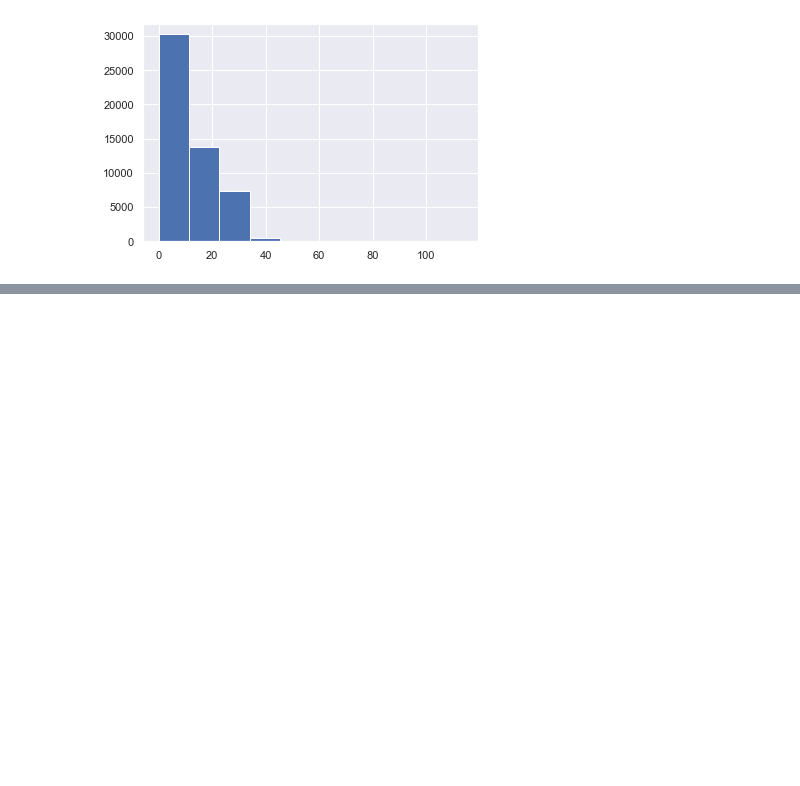
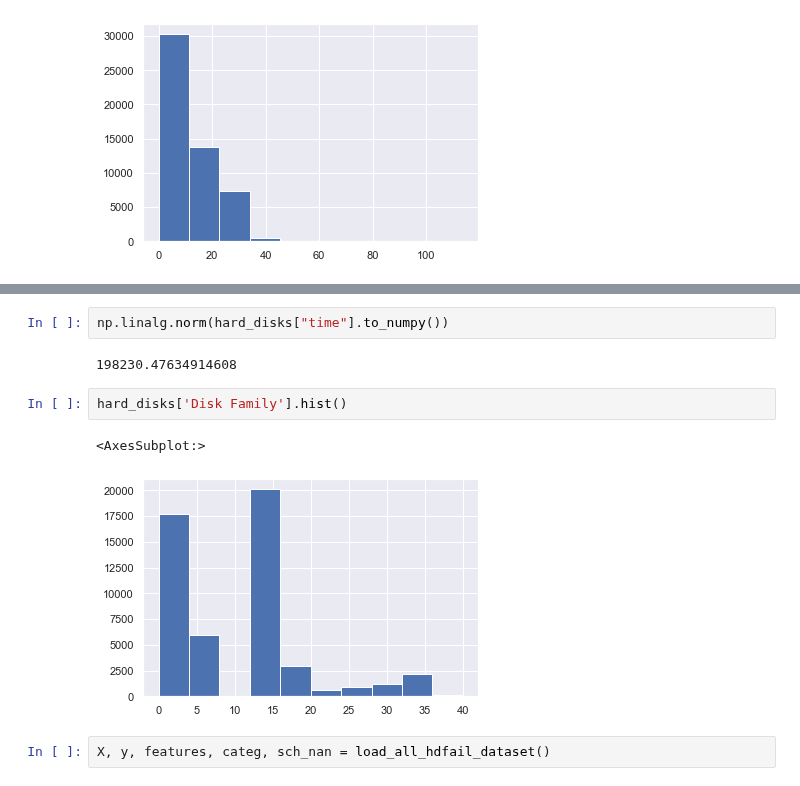
Before and after one commit to iuliivasilev/dev-survivors, a Jupyter notebook: demonstration/StratifiedExperiments.ipynb, the cells around one changed output, grey strips where cells are left out. Saved outputs shown, nothing was run; the diff lists cells and outputs as text; blank space fills up the shorter version.

```diff
--- a/demonstration/StratifiedExperiments.ipynb
+++ b/demonstration/StratifiedExperiments.ipynb
@@ -275,0 +444,11 @@ plt.hist(hard_disks["time"]/60)
+# %%
+np.linalg.norm(hard_disks["time"].to_numpy())
+# %% [output]
+198230.47634914608
+# %%
+hard_disks['Disk Family'].hist()
+# %% [output]
+<AxesSubplot:>
+[figure, added]
+# %%
+X, y, features, categ, sch_nan = load_all_hdfail_dataset()
```
Also changed, not shown: parts of 22 cells of this notebook, 1 other file.
